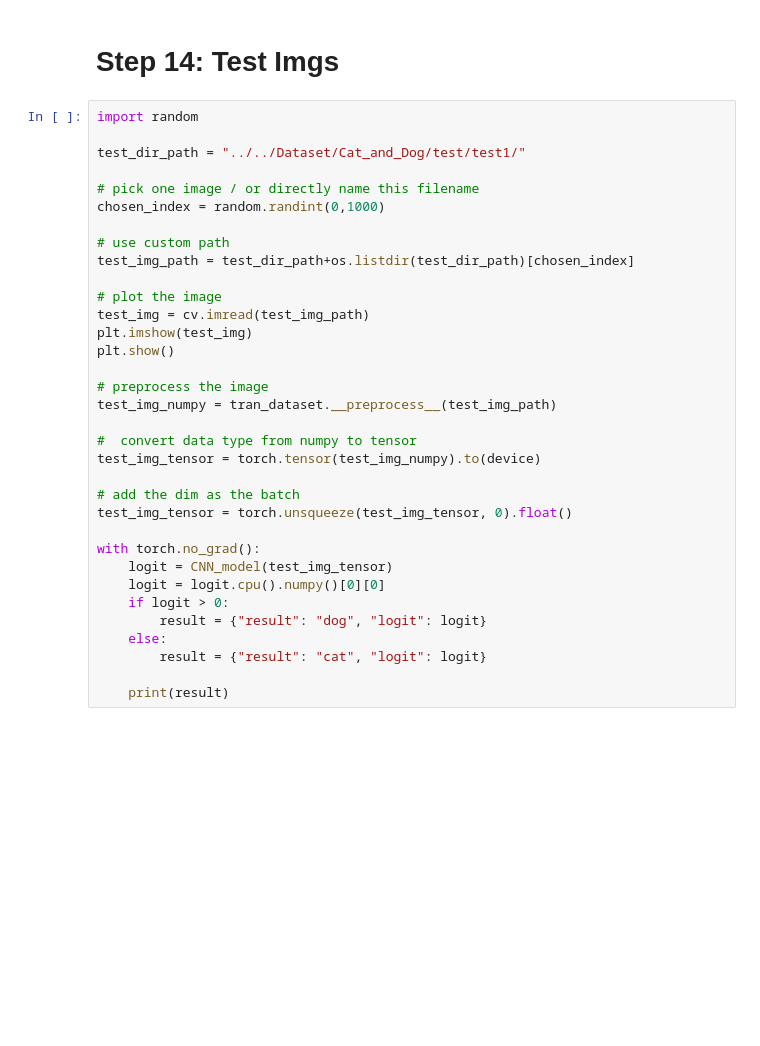
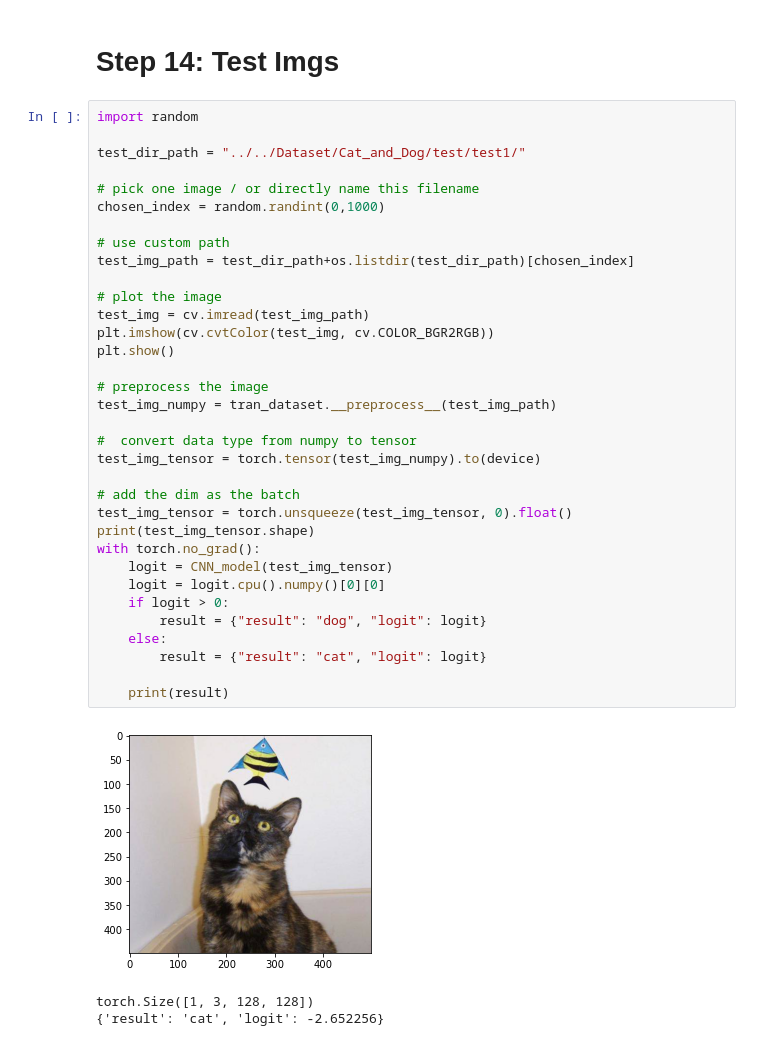
Before and after one commit to Ratherman/SSG, a Jupyter notebook: Golang_AI/cat_dog_classifier_exp.ipynb, the cells around one changed output. Cells and saved outputs as stored; diff of their text form; blank space fills up the shorter version.

```diff
--- a/Golang_AI/cat_dog_classifier_exp.ipynb
+++ b/Golang_AI/cat_dog_classifier_exp.ipynb
@@ -270,32 +293,36 @@ import random
 
 test_dir_path = "../../Dataset/Cat_and_Dog/test/test1/"
 
 # pick one image / or directly name this filename
 chosen_index = random.randint(0,1000)
 
 # use custom path
 test_img_path = test_dir_path+os.listdir(test_dir_path)[chosen_index]
 
 # plot the image
 test_img = cv.imread(test_img_path)
-plt.imshow(test_img)
+plt.imshow(cv.cvtColor(test_img, cv.COLOR_BGR2RGB))
 plt.show()
 
 # preprocess the image
 test_img_numpy = tran_dataset.__preprocess__(test_img_path)
 
 #  convert data type from numpy to tensor
 test_img_tensor = torch.tensor(test_img_numpy).to(device)
 
 # add the dim as the batch
 test_img_tensor = torch.unsqueeze(test_img_tensor, 0).float()
-
+print(test_img_tensor.shape)
 with torch.no_grad():
     logit = CNN_model(test_img_tensor)
     logit = logit.cpu().numpy()[0][0]
     if logit > 0:
         result = {"result": "dog", "logit": logit}
     else:
         result = {"result": "cat", "logit": logit}
 
     print(result)
+# %% [output]
+[figure, added]
+torch.Size([1, 3, 128, 128])
+{'result': 'cat', 'logit': -2.652256}
```
Also changed, not shown: parts of 5 cells of this notebook, 1 other file.
